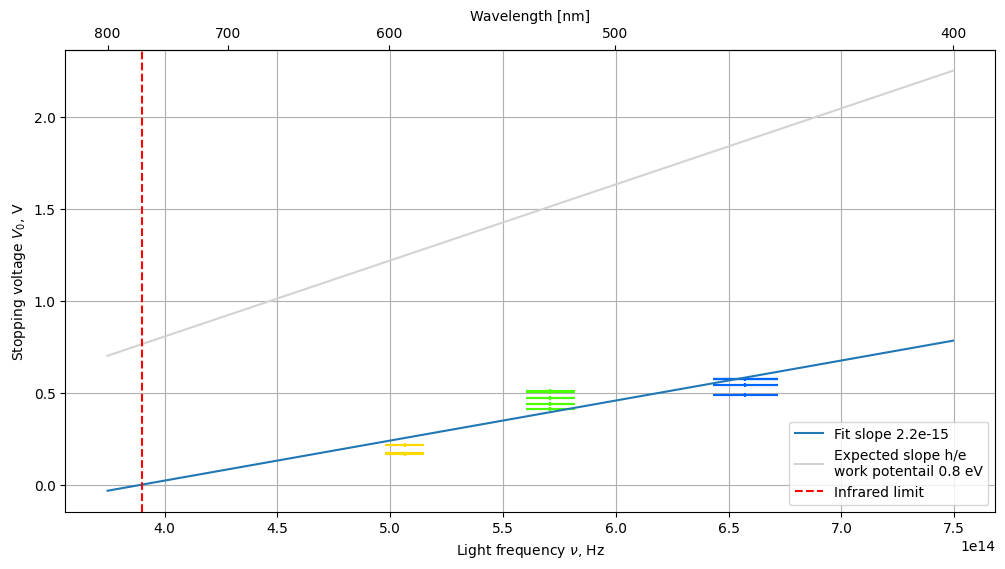
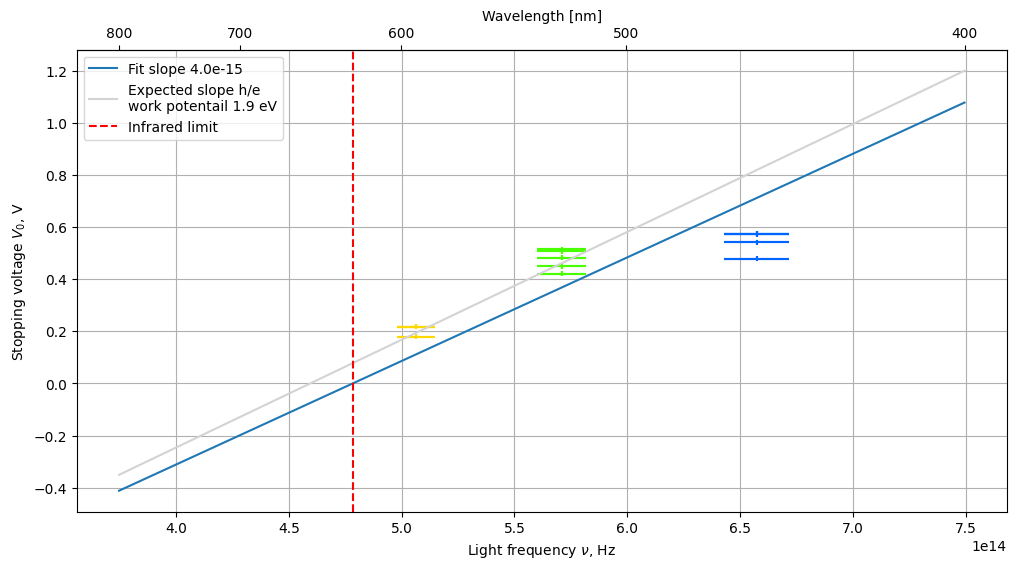
The change to this notebook cell's code, shown as a diff; its figure went from the first image to the second:
--- before
+++ after
@@ -1,6 +1,6 @@
-offset_expected = 1.5 # V, for Ag-O-Cs  Photocathode
+offset_expected = 1.9 # V, for Ag-O-Cs  Photocathode
 
-def linear(nu, slope, offset):
-    return slope * nu - offset
+def linear(nu, slope):
+    return slope * nu - offset_expected
 
 def wl2freq(wl):
@@ -33,8 +33,8 @@
 popt, pcov = curve_fit(linear, nu , V0)
 slope = popt[0]
-offset = popt[1]
+#offset = popt[1]
 err = np.sqrt(np.diag(pcov))
 slope_err = err[0]
-offset_err = err[1]
+#offset_err = err[1]
 
 
@@ -47,6 +47,6 @@
 nu_dense = c / wl_dense
 
-plt.plot(nu_dense, linear(nu_dense, slope, offset), label=f'Fit slope {slope:.1e}')
-plt.plot(nu_dense, linear(nu_dense, h/e, offset) , color='lightgray', label=f'Expected slope h/e\nwork potentail {offset:.1f} eV')
+plt.plot(nu_dense, linear(nu_dense, slope), label=f'Fit slope {slope:.1e}')
+plt.plot(nu_dense, linear(nu_dense, h/e) , color='lightgray', label=f'Expected slope h/e\nwork potentail {offset_expected:.1f} eV')
 
 #for i in range(len(V0)):
@@ -57,5 +57,5 @@
 plt.xlabel(r'Light frequency $\nu$, Hz')
 plt.ylabel(r'Stopping voltage $V_0$, V')
-Infrared_PhotoEmission_limit = offset / slope
+Infrared_PhotoEmission_limit = offset_expected / slope
 plt.axvline(Infrared_PhotoEmission_limit, color='red', ls='--', label='Infrared limit')
 plt.legend()

Commit: Created using Colab